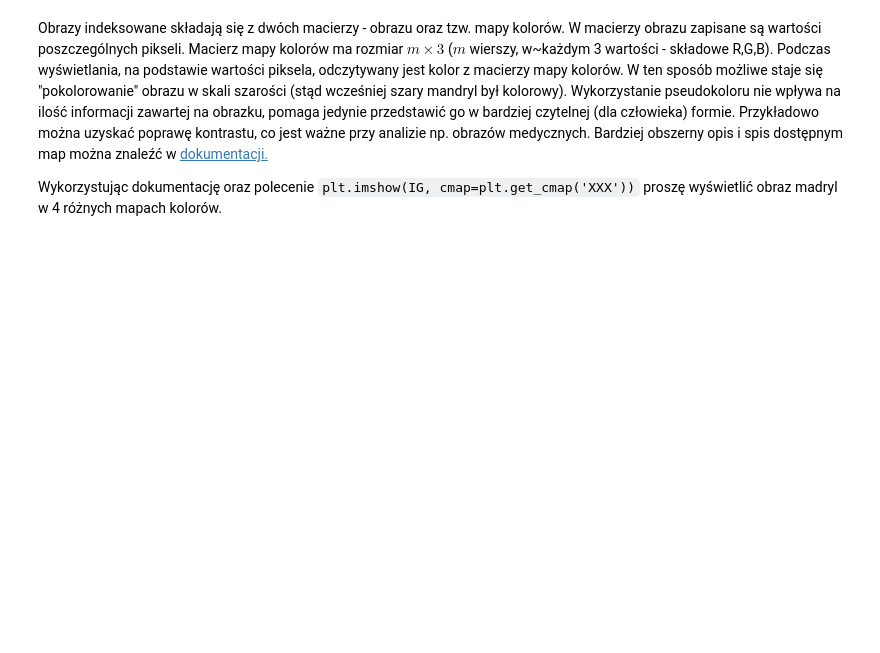
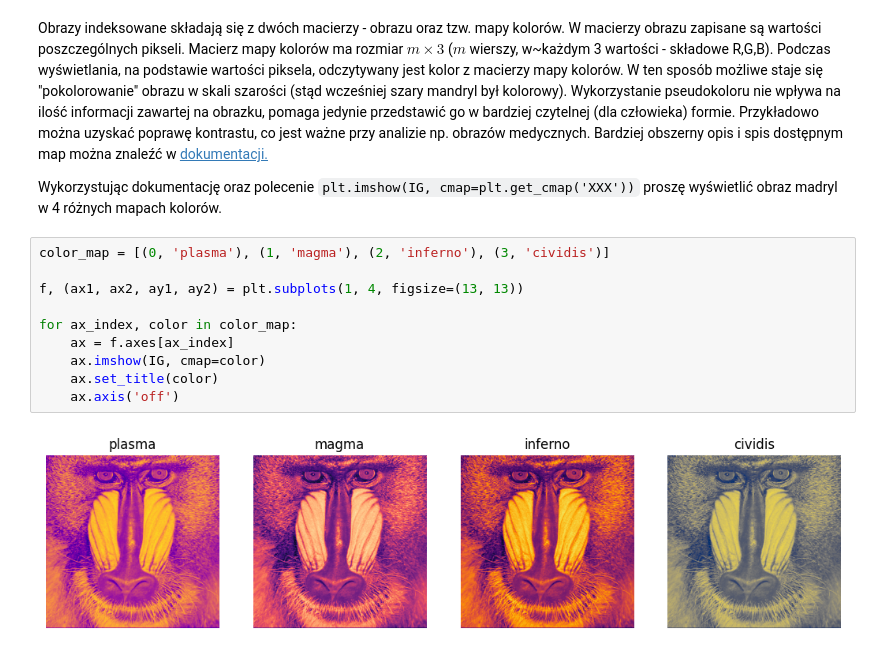
Before and after one commit to krudny/Image-processing, a Jupyter notebook: Lab1-intro/01_intro.ipynb, the cells around one changed output. Drawn from its saved outputs; the diff is of its cells as text; blank space fills up the shorter version.

Commit message:
Displaying mandrils in 4 different color maps

```diff
--- a/Lab1-intro/01_intro.ipynb
+++ b/Lab1-intro/01_intro.ipynb
@@ -138,3 +138,15 @@ Przykładowo można uzyskać poprawę kontrastu, co jest ważne przy analizie np
 Bardziej obszerny opis i spis dostępnym map można znaleźć w [dokumentacji.](https://matplotlib.org/3.1.0/tutorials/colors/colormaps.html)
 
 Wykorzystując dokumentację oraz polecenie `plt.imshow(IG, cmap=plt.get_cmap('XXX'))` proszę wyświetlić obraz madryl w 4 różnych mapach kolorów.
+# %%
+color_map = [(0, 'plasma'), (1, 'magma'), (2, 'inferno'), (3, 'cividis')]
+
+f, (ax1, ax2, ay1, ay2) = plt.subplots(1, 4, figsize=(13, 13))
+
+for ax_index, color in color_map:
+    ax = f.axes[ax_index]
+    ax.imshow(IG, cmap=color)
+    ax.set_title(color)
+    ax.axis('off')
+# %% [output]
+[figure, added]
```
